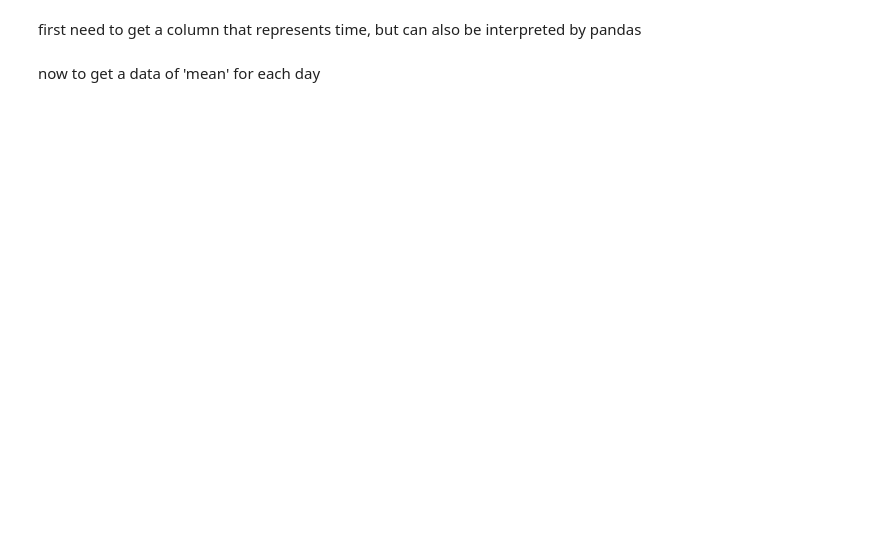
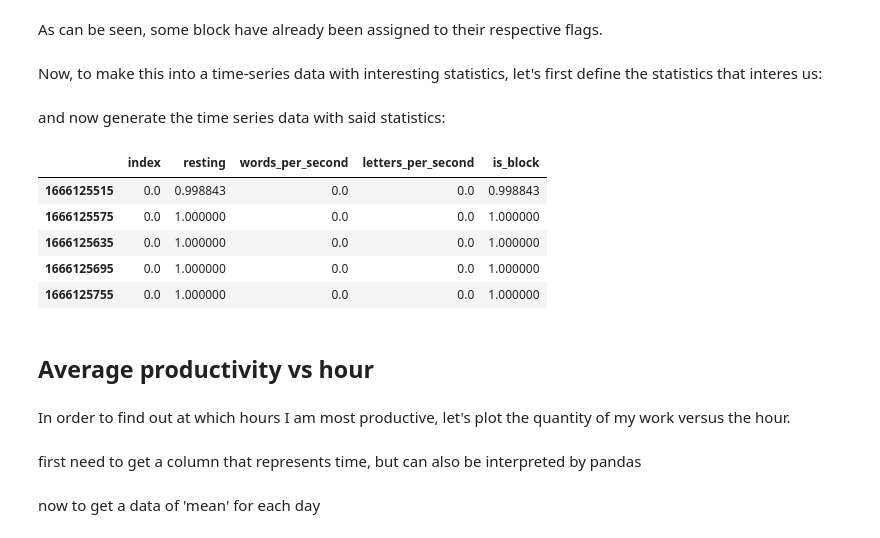
Before and after one commit to janskorupski/selfTracking, a Jupyter notebook: Example of usage.ipynb, the cells around one changed output. Saved outputs shown, nothing was run; the diff lists cells and outputs as text; code cells hidden in the pictures; blank space fills up the shorter version.

```diff
--- a/Example of usage.ipynb
+++ b/Example of usage.ipynb
@@ -40,0 +68,4 @@ data.head()
+# %% [markdown]
+As can be seen, some block have already been assigned to their respective flags.
+# %% [markdown]
+Now, to make this into a time-series data with interesting statistics, let's first define the statistics that interes us:
@@ -41,3 +87,19 @@ data.head()
+# %% [markdown]
+and now generate the time series data with said statistics:
+# %%
+data = analyzer.make_time_series( all_statistics )
+data.head()
+# %% [output]
+|  | index | resting | words_per_second | letters_per_second | is_block |
+| 1666125515 | 0.0 | 0.998843 | 0.0 | 0.0 | 0.998843 |
+| 1666125575 | 0.0 | 1.000000 | 0.0 | 0.0 | 1.000000 |
+| 1666125635 | 0.0 | 1.000000 | 0.0 | 0.0 | 1.000000 |
+| 1666125695 | 0.0 | 1.000000 | 0.0 | 0.0 | 1.000000 |
+| 1666125755 | 0.0 | 1.000000 | 0.0 | 0.0 | 1.000000 |
+# %% [markdown]
+## Average productivity vs hour
+# %% [markdown]
+In order to find out at which hours I am most productive, let's plot the quantity of my work versus the hour.
 # %% [markdown]
 first need to get a column that represents time, but can also be interpreted by pandas
 # %%
```
Also changed, not shown: parts of 27 cells of this notebook.
